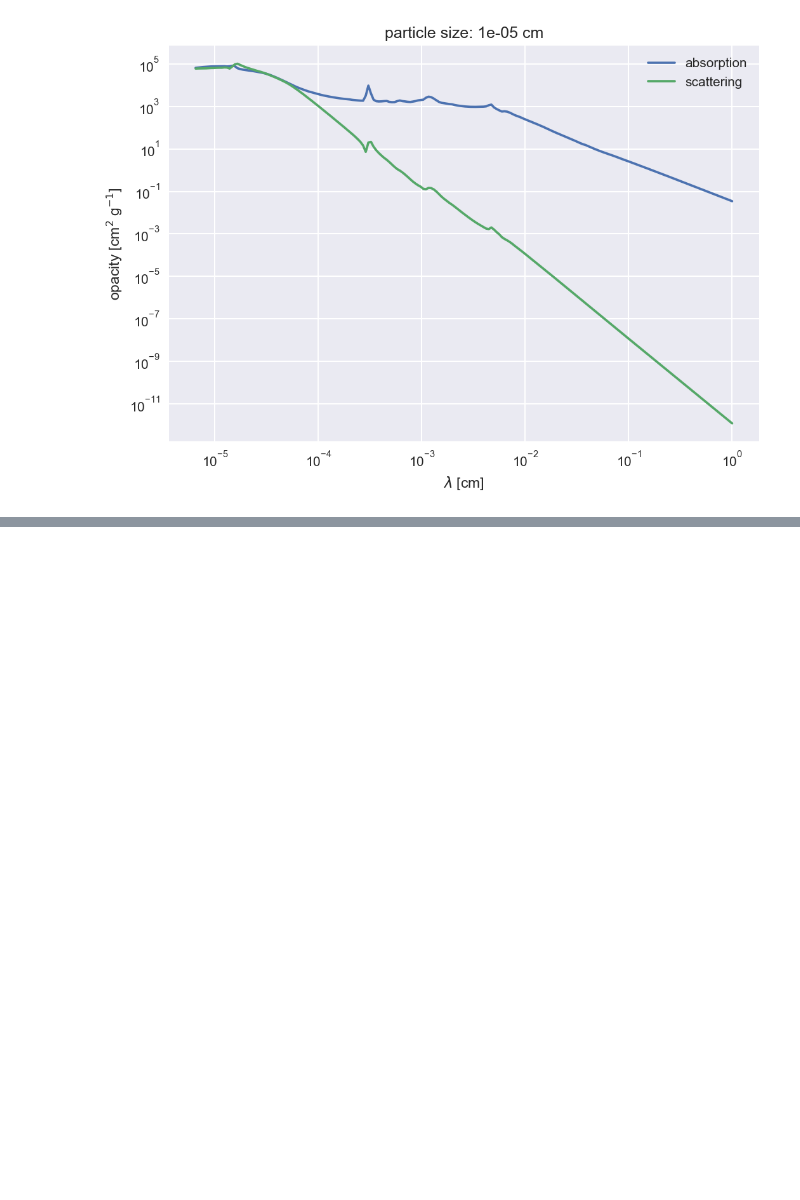
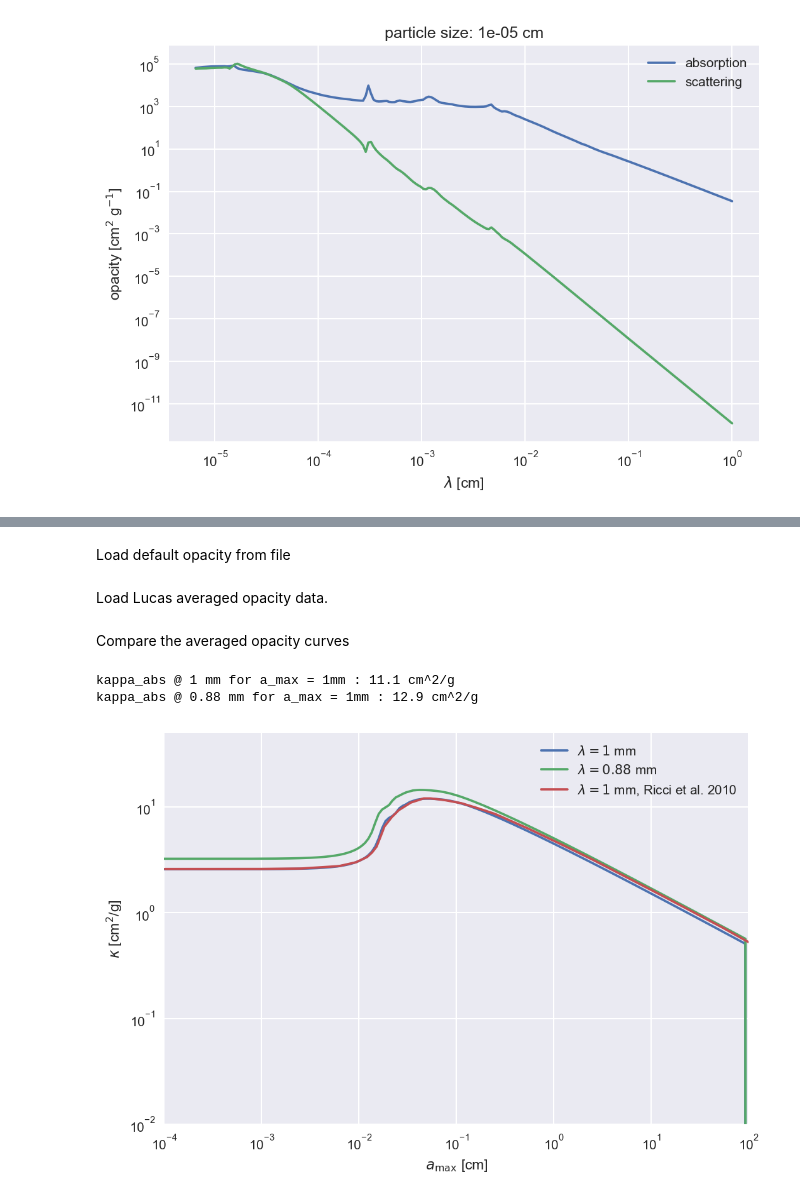
Before and after one commit to seanandrews/p484, a Jupyter notebook: projects/opacities/default_opacities.ipynb, the cells around one changed output, grey strips where cells are left out. Drawn from its saved outputs; the diff is of its cells as text; code cells hidden in the pictures; blank space fills up the shorter version.

```diff
--- a/projects/opacities/default_opacities.ipynb
+++ b/projects/opacities/default_opacities.ipynb
@@ -88,0 +107,60 @@ ax.legend();
+# %%
+%matplotlib inline
+import numpy as np
+import matplotlib.pyplot as plt
+import os
+from pkg_resources import resource_filename
+plt.style.use(['seaborn',{'figure.dpi':150}])
+
+from disklab import opacity
+# %% [markdown]
+Load default opacity from file
+# %%
+data = np.load('default_opacities.npz')
+
+a = data['a']
+lam = data['lam']
+k_abs = data['k_abs']
+k_sca = data['k_sca']
+g = data['g']
+# %% [markdown]
+Load Lucas averaged opacity data.
+# %%
+datafile = resource_filename(opacity.__name__, os.path.join('optical_constants', 'testfiles_ricci', 'kappa.dat'))
+luca = np.loadtxt(datafile)
+# %% [markdown]
+Compare the averaged opacity curves
+# %%
+f, ax = plt.subplots()
+for lam_avg in [0.1, 0.088]:
+
+    # interpolate at the observed frequencies
+
+    k_a = np.array([np.interp(lam_avg, lam, k_abs[:,ia]) for ia in range(len(a))])
+    k_s = np.array([np.interp(lam_avg, lam, k_sca[:,ia]) for ia in range(len(a))])
+
+    # average over size distributions
+
+    k = np.zeros_like(a)
+    for ia in range(len(a)-1):
+        s = (a/a[0])**0.5
+        s[ia+1:]=1e-100
+        s = s/s.sum()
+        k[ia] = np.sum(k_a*s)
+
+    ax.loglog(a,k, label='$\lambda = {:2.2g}$ mm'.format(lam_avg*10))
+
+    print('kappa_abs @ {:.3g} mm for a_max = 1mm : {:.3g} cm^2/g'.format(lam_avg*10, np.interp(0.1, a, k)))
+
+ax.set_xlabel('$a_\mathrm{max}$ [cm]')
+ax.set_ylabel('$\kappa$ [cm$^2$/g]')
+ax.set_xlim(1e-4, 1e2)
+ax.set_ylim(0.01, 50)
+
+ax.loglog(luca[:,0], luca[:,1], label='$\lambda = 1$ mm, Ricci et al. 2010')
+ax.legend()
+f.savefig('opac.pdf')
+# %% [output]
+kappa_abs @ 1 mm for a_max = 1mm : 11.1 cm^2/g
+kappa_abs @ 0.88 mm for a_max = 1mm : 12.9 cm^2/g
+[figure, added]
```
Also changed, not shown: parts of 5 cells of this notebook, 1 other file.
